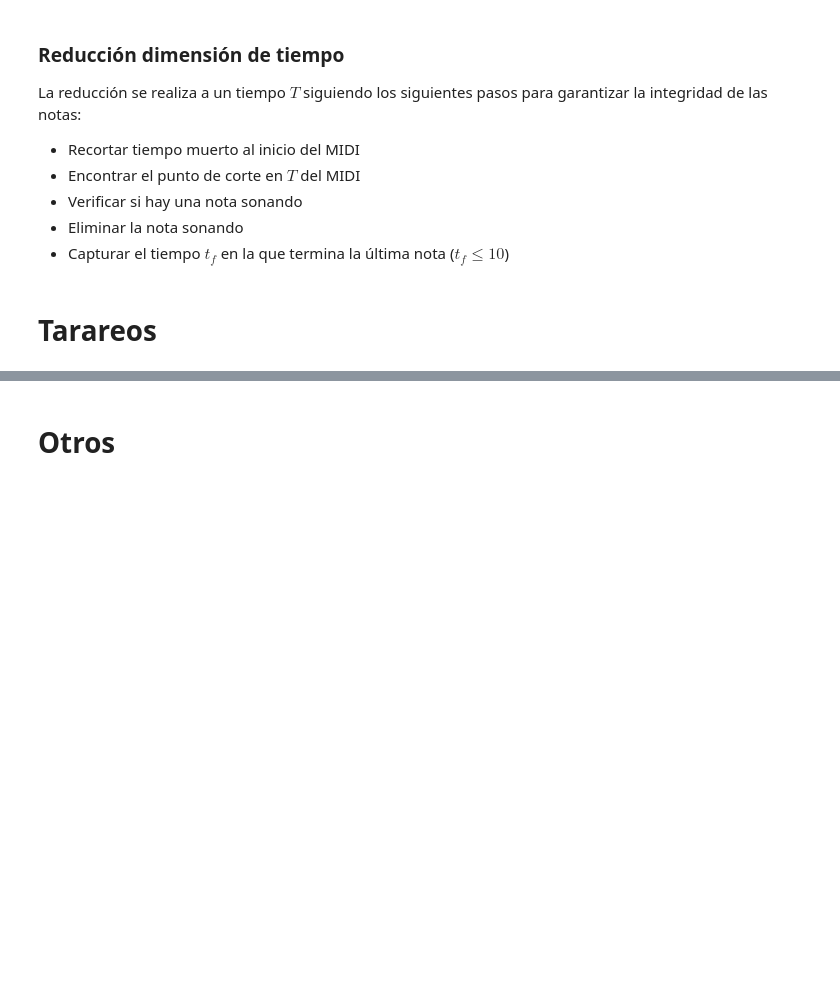
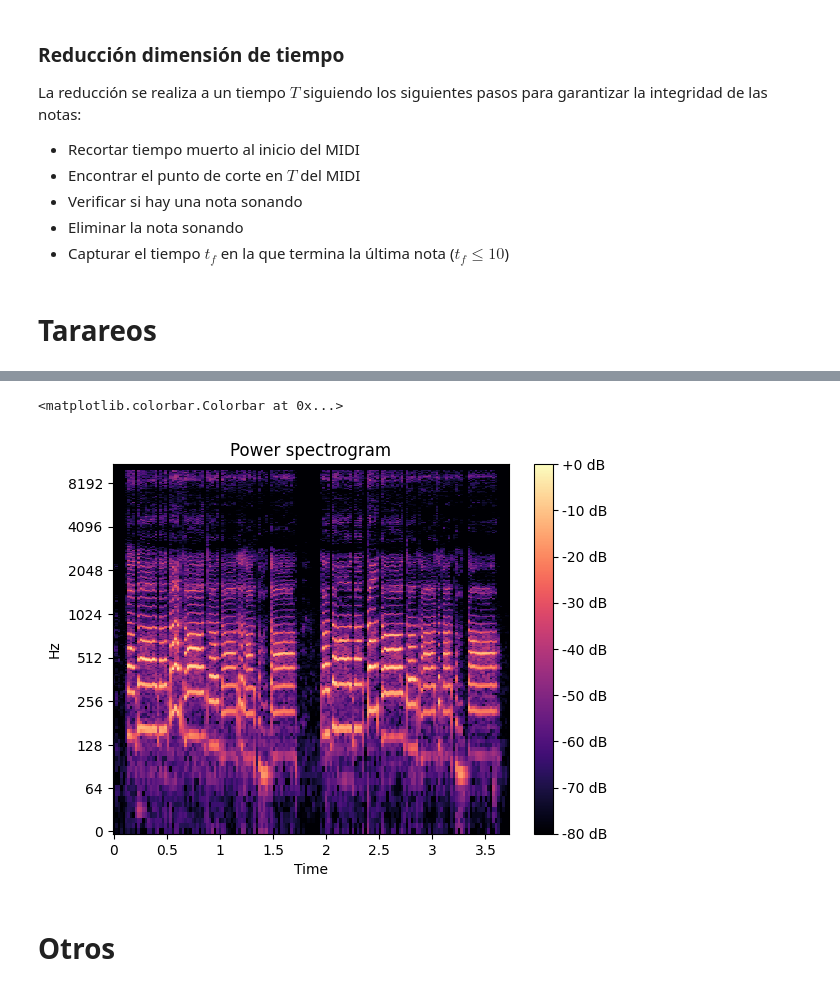
Before and after one commit to JafetMoon/hum_transcription_Project_DIA, a Jupyter notebook: 2-preprocesamiento.ipynb, the cells around one changed output, grey strips where cells are left out. Drawn from its saved outputs; the diff is of its cells as text; code cells hidden in the pictures; blank space fills up the shorter version.

```diff
--- a/2-preprocesamiento.ipynb
+++ b/2-preprocesamiento.ipynb
@@ -121,3 +178,20 @@ spectro = utils.tarareos.process_audio_files(path, L)
+# %%
+y, sr = librosa.load('datos\Tarareos\wav_data_sync_with_midi\F01_0022_0001_1_D.wav', sr=None, duration=10)
+
+L_segs = lowest_time/2
+L = int(sr * L_segs)
+S = librosa.stft(y, n_fft=L, hop_length=L)
+S_magnitude = np.abs(S)
+
+fig, ax = plt.subplots()
+img = librosa.display.specshow(librosa.amplitude_to_db(S_magnitude,
+                                                       ref=np.max),
+                               y_axis='log', x_axis='time', ax=ax)
+ax.set_title('Power spectrogram')
+fig.colorbar(img, ax=ax, format="%+2.0f dB")
+# %% [output]
+<matplotlib.colorbar.Colorbar at 0x...>
+[figure, added]
 # %% [markdown]
 # Otros
 # %%
```
Also changed, not shown: parts of 14 cells of this notebook, 3 other files.
